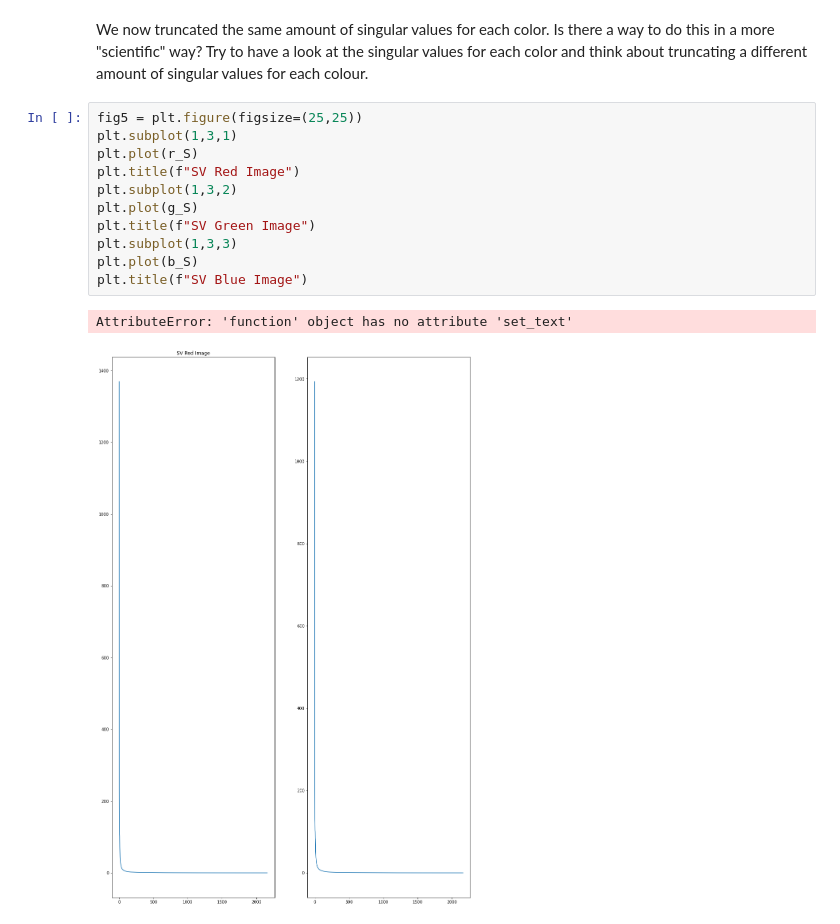
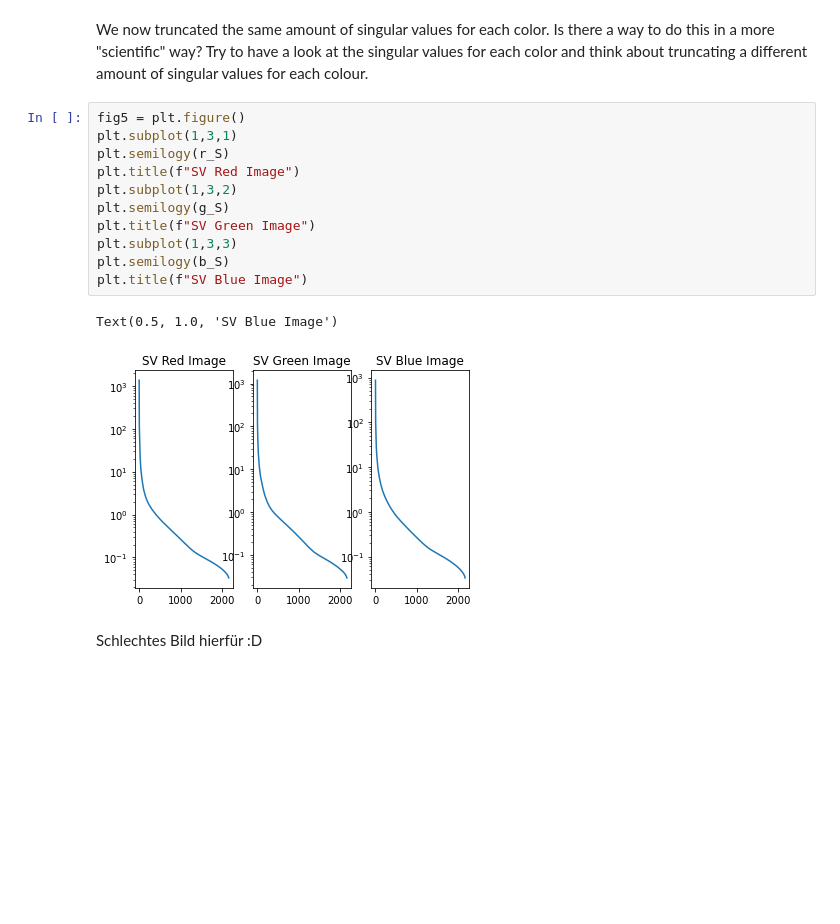
Before and after one commit to Saamuu/DataLab, a Jupyter notebook: DataLab/ImageCompression.ipynb, the cells around one changed output. Cells and saved outputs as stored; diff of their text form; blank space fills up the shorter version.

```diff
--- a/DataLab/ImageCompression.ipynb
+++ b/DataLab/ImageCompression.ipynb
@@ -245,16 +245,18 @@ plt.show()
 # %% [markdown]
 We now truncated the same amount of singular values for each color. Is there a way to do this in a more "scientific" way? Try to have a look at the singular values for each color and think about truncating a different amount of singular values for each colour.
 # %%
-fig5 = plt.figure(figsize=(25,25))
+fig5 = plt.figure()
 plt.subplot(1,3,1)
-plt.plot(r_S)
+plt.semilogy(r_S)
 plt.title(f"SV Red Image")
 plt.subplot(1,3,2)
-plt.plot(g_S)
+plt.semilogy(g_S)
 plt.title(f"SV Green Image")
 plt.subplot(1,3,3)
-plt.plot(b_S)
+plt.semilogy(b_S)
 plt.title(f"SV Blue Image")
 # %% [output]
-AttributeError: 'function' object has no attribute 'set_text'
+Text(0.5, 1.0, 'SV Blue Image')
-[figure, old version]
+[figure, new version]
+# %% [markdown]
+Schlechtes Bild hierfür :D
```
